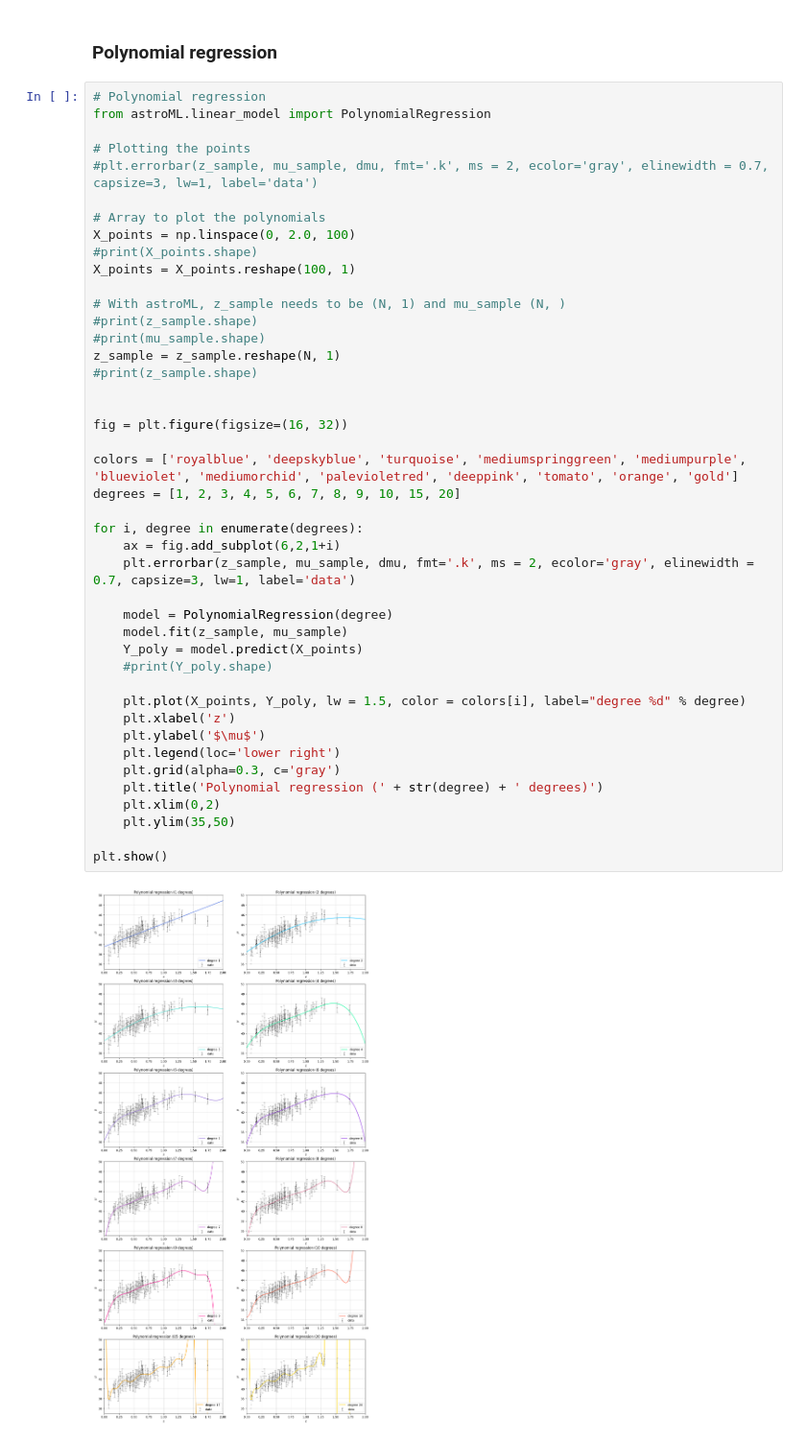
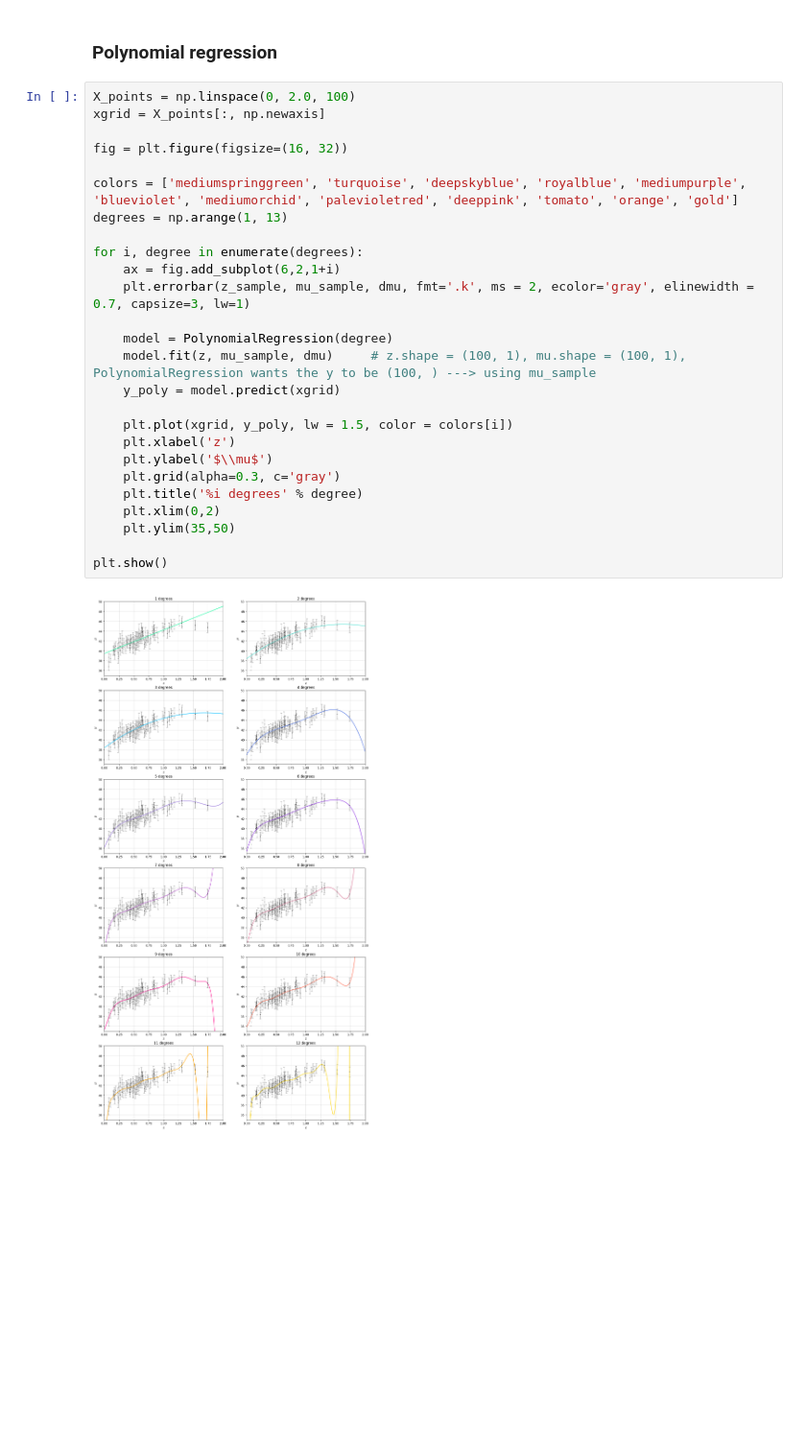
Before and after one commit to Alice-Palladino/astrostatistics_bicocca_2024, a Jupyter notebook: working/L17 - Supernovae distances and redshifts (part 1).ipynb, the cells around one changed output. Shown at 96% size. Saved outputs shown, nothing was run; the diff lists cells and outputs as text; blank space fills up the shorter version.

```diff
--- a/working/L17 - Supernovae distances and redshifts (part 1).ipynb
+++ b/working/L17 - Supernovae distances and redshifts (part 1).ipynb
@@ -80,48 +83,31 @@ plt.show()
 # %% [markdown]
 ### Polynomial regression
 # %%
-# Polynomial regression
-from astroML.linear_model import PolynomialRegression
-
-# Plotting the points
-#plt.errorbar(z_sample, mu_sample, dmu, fmt='.k', ms = 2, ecolor='gray', elinewidth = 0.7, capsize=3, lw=1, label='data')
-
-# Array to plot the polynomials
 X_points = np.linspace(0, 2.0, 100)
-#print(X_points.shape)
-X_points = X_points.reshape(100, 1)
-
-# With astroML, z_sample needs to be (N, 1) and mu_sample (N, )
-#print(z_sample.shape)
-#print(mu_sample.shape)
-z_sample = z_sample.reshape(N, 1)
-#print(z_sample.shape)
-
+xgrid = X_points[:, np.newaxis]
 
 fig = plt.figure(figsize=(16, 32))
 
-colors = ['royalblue', 'deepskyblue', 'turquoise', 'mediumspringgreen', 'mediumpurple', 'blueviolet', 'mediumorchid', 'palevioletred', 'deeppink', 'tomato', 'orange', 'gold']
-degrees = [1, 2, 3, 4, 5, 6, 7, 8, 9, 10, 15, 20]
+colors = ['mediumspringgreen', 'turquoise', 'deepskyblue', 'royalblue', 'mediumpurple', 'blueviolet', 'mediumorchid', 'palevioletred', 'deeppink', 'tomato', 'orange', 'gold']
+degrees = np.arange(1, 13)
 
 for i, degree in enumerate(degrees):
     ax = fig.add_subplot(6,2,1+i)
-    plt.errorbar(z_sample, mu_sample, dmu, fmt='.k', ms = 2, ecolor='gray', elinewidth = 0.7, capsize=3, lw=1, label='data')
+    plt.errorbar(z_sample, mu_sample, dmu, fmt='.k', ms = 2, ecolor='gray', elinewidth = 0.7, capsize=3, lw=1)
 
     model = PolynomialRegression(degree)
-    model.fit(z_sample, mu_sample)
-    Y_poly = model.predict(X_points)
-    #print(Y_poly.shape)
+    model.fit(z, mu_sample, dmu)     # z.shape = (100, 1), mu.shape = (100, 1), PolynomialRegression wants the y to be (100, ) ---> using mu_sample
+    y_poly = model.predict(xgrid)
 
-    plt.plot(X_points, Y_poly, lw = 1.5, color = colors[i], label="degree %d" % degree)
+    plt.plot(xgrid, y_poly, lw = 1.5, color = colors[i])
     plt.xlabel('z')
-    plt.ylabel('$\mu$')
-    plt.legend(loc='lower right')
+    plt.ylabel('$\\mu$')
     plt.grid(alpha=0.3, c='gray')
-    plt.title('Polynomial regression (' + str(degree) + ' degrees)')
+    plt.title('%i degrees' % degree)
     plt.xlim(0,2)
     plt.ylim(35,50)
 
 plt.show()
 # %% [output]
-[figure, old version]
+[figure, new version]
 # %% [markdown]
```
Also changed, not shown: parts of 14 cells of this notebook.
